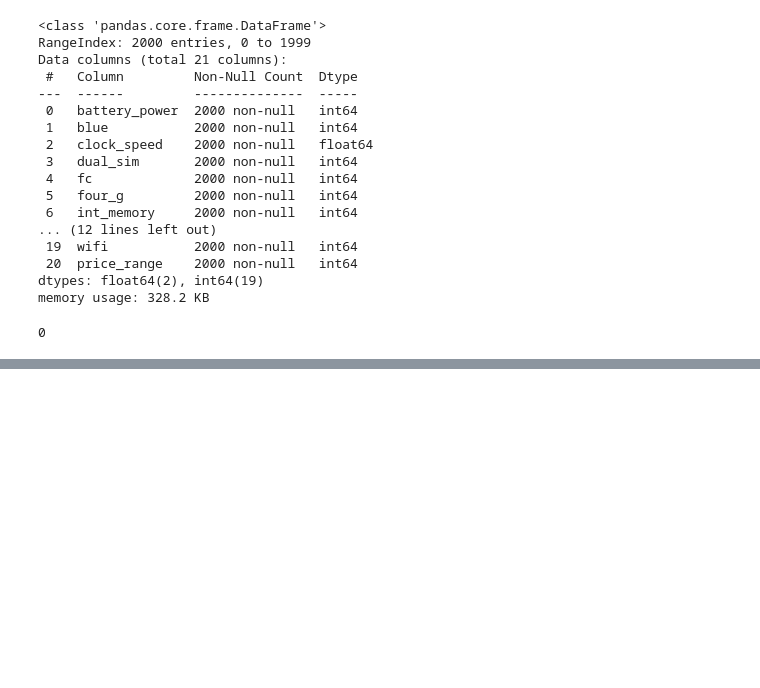
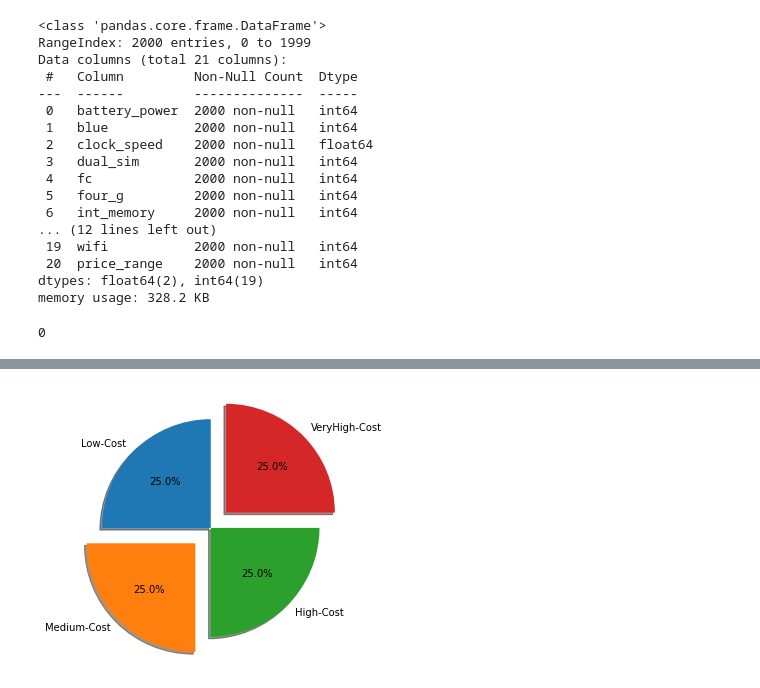
Before and after one commit to sagar2582/Capstone-3-Mobile_Price_Prediction, a Jupyter notebook: Capstone_3_Mobile_Price_Prediction.ipynb, the cells around one changed output, grey strips where cells are left out. Cells and saved outputs as stored; diff of their text form; code cells hidden in the pictures; blank space fills up the shorter version.

```diff
--- a/Capstone_3_Mobile_Price_Prediction.ipynb
+++ b/Capstone_3_Mobile_Price_Prediction.ipynb
@@ -184,0 +218,12 @@ df.describe()
+# %%
+# Plotting a pie chart
+
+price_labels = ['Low-Cost', 'Medium-Cost', 'High-Cost', 'VeryHigh-Cost']
+data = df['price_range'].value_counts()
+
+# Creating the plot
+fig = plt.figure(figsize=(7,5))
+plt.pie(data, labels = price_labels, autopct='%1.1f%%',explode = (0.0,0.2,0.0,0.2), shadow=True, startangle=90)
+plt.show()
+# %% [output]
+[figure, added]
```
Also changed, not shown: parts of 20 cells of this notebook.
